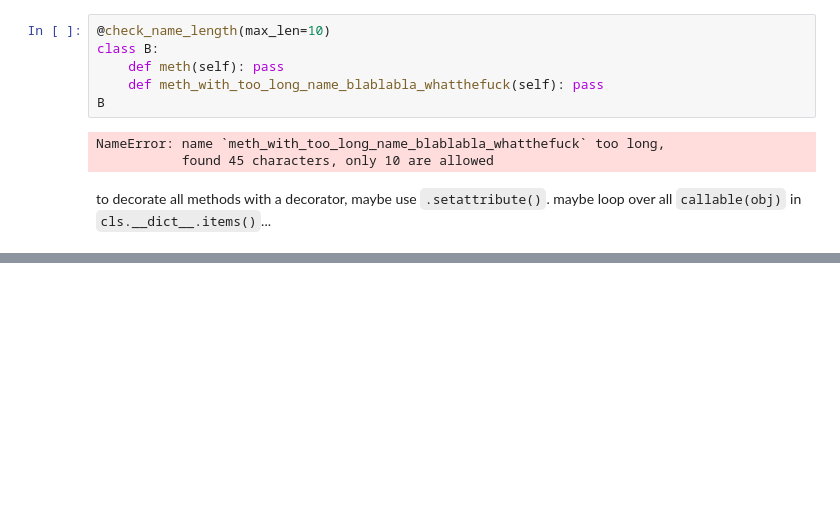
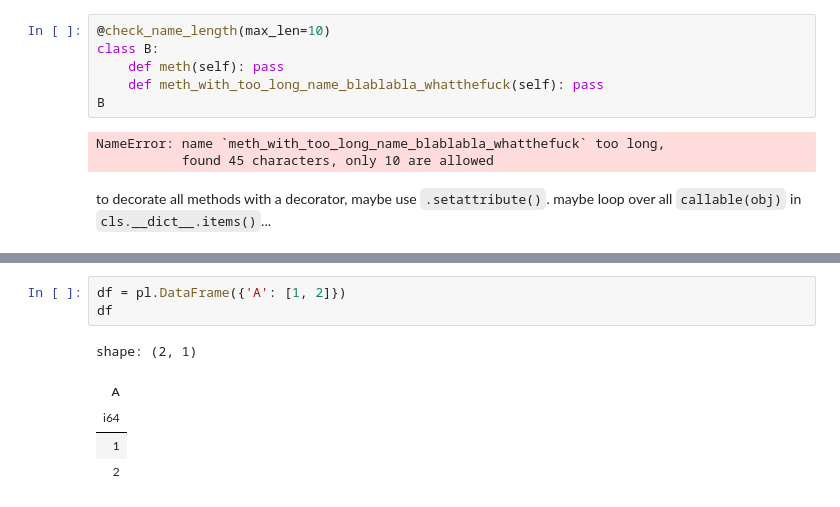
Before and after one commit to ngandlau/learning, a Jupyter notebook: python/decorators.ipynb, the cells around one changed output, grey strips where cells are left out. Cells and saved outputs as stored; diff of their text form; blank space fills up the shorter version.

```diff
--- a/python/decorators.ipynb
+++ b/python/decorators.ipynb
@@ -567,0 +707,9 @@ to decorate all methods with a decorator, maybe use `.setattribute()`. maybe loo
+# %%
+df = pl.DataFrame({'A': [1, 2]})
+df
+# %% [output]
+shape: (2, 1)
+| A |
+| i64 |
+| 1 |
+| 2 |
```
Also changed, not shown: parts of 13 cells of this notebook, 8 other files.
